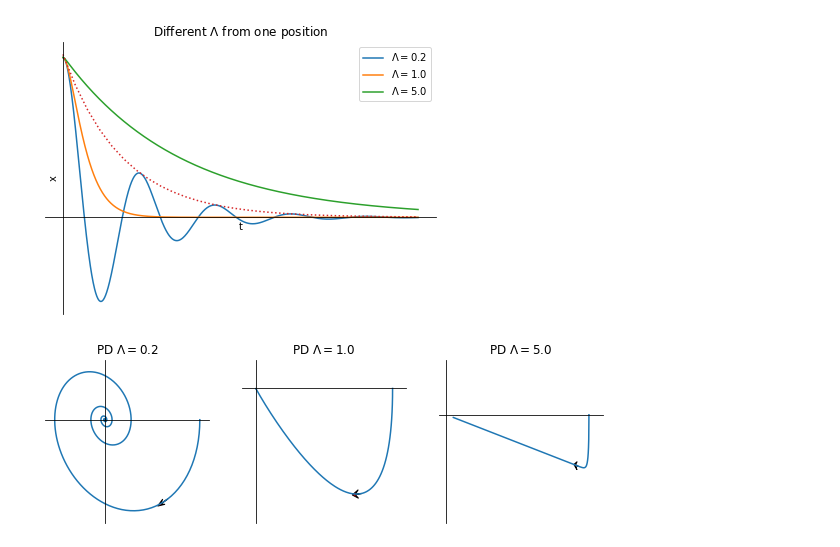
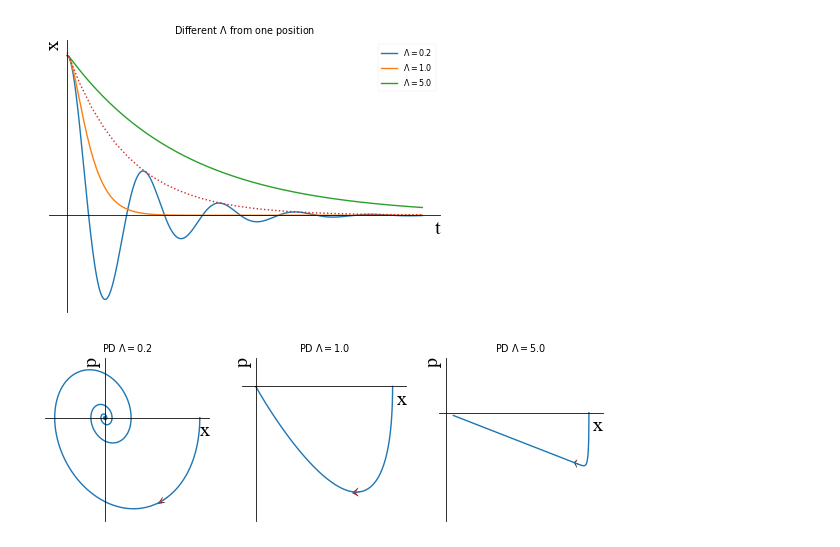
Before and after one commit to YRLewis/PhysicsPlot, a Jupyter notebook: ClassicMechanics/damped-vibration.ipynb, the cells around one changed output. Saved outputs shown, nothing was run; the diff lists cells and outputs as text; code cells hidden in the pictures.

```diff
--- a/ClassicMechanics/damped-vibration.ipynb
+++ b/ClassicMechanics/damped-vibration.ipynb
@@ -2,6 +2,8 @@
 from scipy.integrate import odeint
 import numpy as np
 from matplotlib import pyplot as plt
+import matplotlib.style as psl
+psl.use('seaborn-paper')
 
 b_vec = np.array([0.2, 1.0, 5.0])
 w0_vec = np.array([1. for i in range(len(b_vec))])
@@ -22,34 +24,38 @@ ax0.spines['left'].set_position(('data', 0))
 ax0.spines['bottom'].set_position(('data', 0))
 for i in range(3):
     ax1[i].spines['right'].set_color('none')
     ax1[i].spines['top'].set_color('none')
     ax1[i].spines['left'].set_position(('data', 0))
     ax1[i].spines['bottom'].set_position(('data', 0))
+
 wid_vec = np.array([0.05, 0.03, 0.015])
+font2 = {'family' : 'Times New Roman','weight' : 'normal','size' : 20,}
 
 for i in range(3):
     xarr = odeint(deri, xinit, time_vec, args=(b_vec[i], w0_vec[i]))
     ax0.plot(time_vec, xarr[:,0], label=r'$\Lambda='+str(b_vec[i])+'$')
 
     xarr = odeint(deri, xinit, time_vec, args=(b_vec[i], w0_vec[i]))
     ax1[i].plot(xarr[:,0],xarr[:,1])
     ax1[i].set_title(r'PD $\Lambda='+str(b_vec[i])+'$')
     ax1[i].arrow(xarr[30, 0], xarr[30, 1], xarr[32, 0]-xarr[30, 0], xarr[32, 1]-xarr[30, 1], fc='r', overhang=0.5, head_width = wid_vec[i])
     ax1[i].set_xlim(np.min(xarr[:,0])-0.1, np.max(xarr[:,0])+0.1)
     ax1[i].set_ylim(np.min(xarr[:,1])-0.1, np.max(xarr[:,1])+0.1)
+    ax1[i].set_xlabel('x', font2, horizontalalignment='right', position=(1, -0.2))
+    ax1[i].set_ylabel('p', font2, horizontalalignment='right', position=(-0.2, 1))
     ax1[i].set_yticks([])
     ax1[i].set_xticks([])
 
 t1 = np.linspace(0, 30, 30)
 ax0.plot(t1, np.exp(-b_vec[0]*t1)*(1+(b_vec[0]/w0_vec[0])**2)**0.5,':')
 ax0.set_yticks([])
 ax0.set_xticks([])
-ax0.set_xlabel('t')
-ax0.set_ylabel('x')
+ax0.set_xlabel('t', font2, horizontalalignment='right', position=(1, -0.2))
+ax0.set_ylabel('x', font2, horizontalalignment='right', position=(-0.2, 1))
 ax0.legend()
 
 ax0.set_title(r'Different $\Lambda$ from one position')
 plt.show()
 # %% [output]
-[figure, old version]
+[figure, new version]
-[figure, old version]
+[figure, new version]
```
Also changed, not shown: 2 other files.
